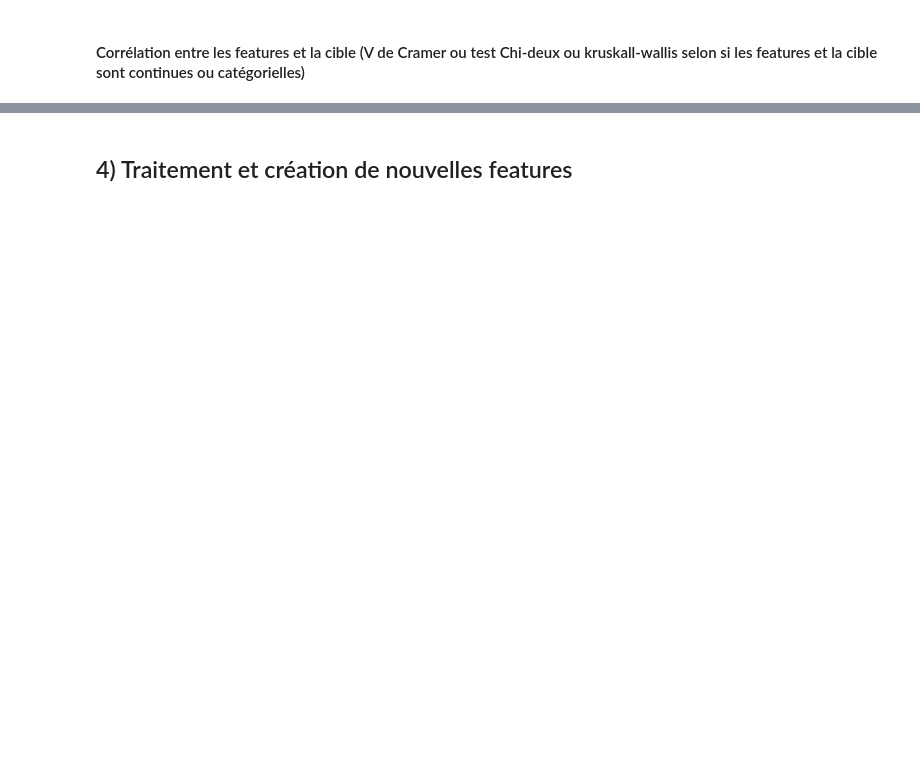
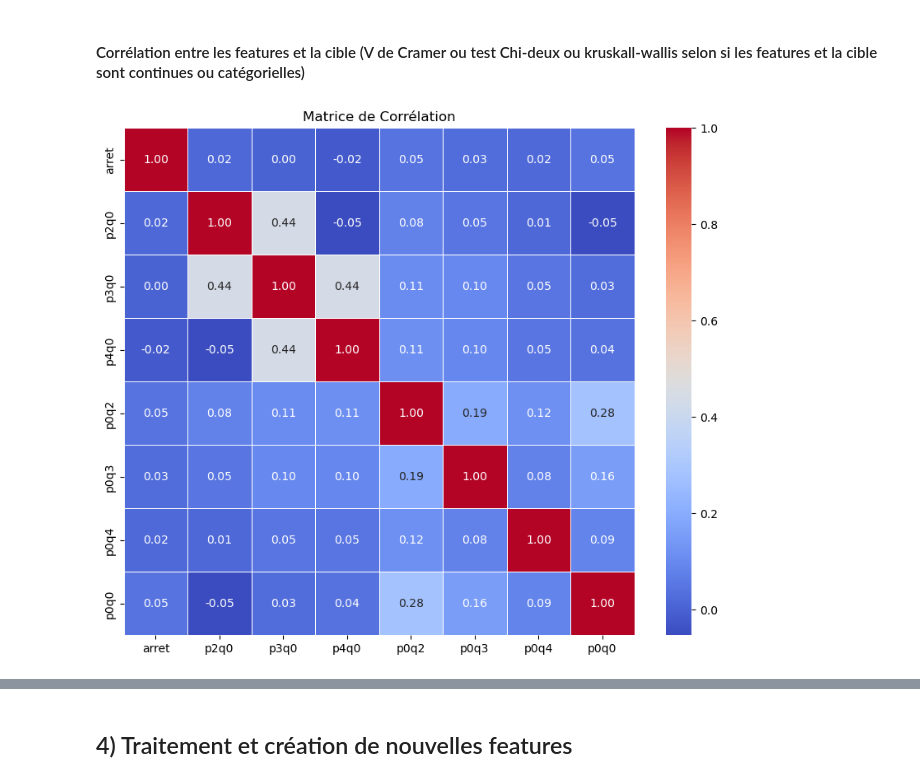
Before and after one commit to lincecile/Projet_Machine_Learning, a Jupyter notebook: Projet_v1.ipynb, the cells around one changed output, grey strips where cells are left out. Saved outputs shown, nothing was run; the diff lists cells and outputs as text; code cells hidden in the pictures; blank space fills up the shorter version.

```diff
--- a/Projet_v1.ipynb
+++ b/Projet_v1.ipynb
@@ -46,2 +268,18 @@ Index des données
 # %% [markdown]
 #### Corrélation entre les features et la cible (V de Cramer ou test Chi-deux ou kruskall-wallis selon si les features et la cible sont continues ou catégorielles)
+# %%
+# Feature discrète
+cols_numerical = ['arret', 'p2q0', 'p3q0', 'p4q0', 'p0q2', 'p0q3', 'p0q4']
+
+cible = ['p0q0']
+
+df_correl = pd.concat([x_train, y_train], axis=1)
+
+correlation_matrix = df_correl[cols_numerical+cible].corr() # pearson
+
+plt.figure(figsize=(10, 8))
+sns.heatmap(correlation_matrix, annot=True, cmap='coolwarm', fmt='.2f', linewidths=0.5)
+plt.title('Matrice de Corrélation')
+plt.show()
+# %% [output]
+[figure, added]
```
Also changed, not shown: parts of 34 cells of this notebook, 8 other files.
